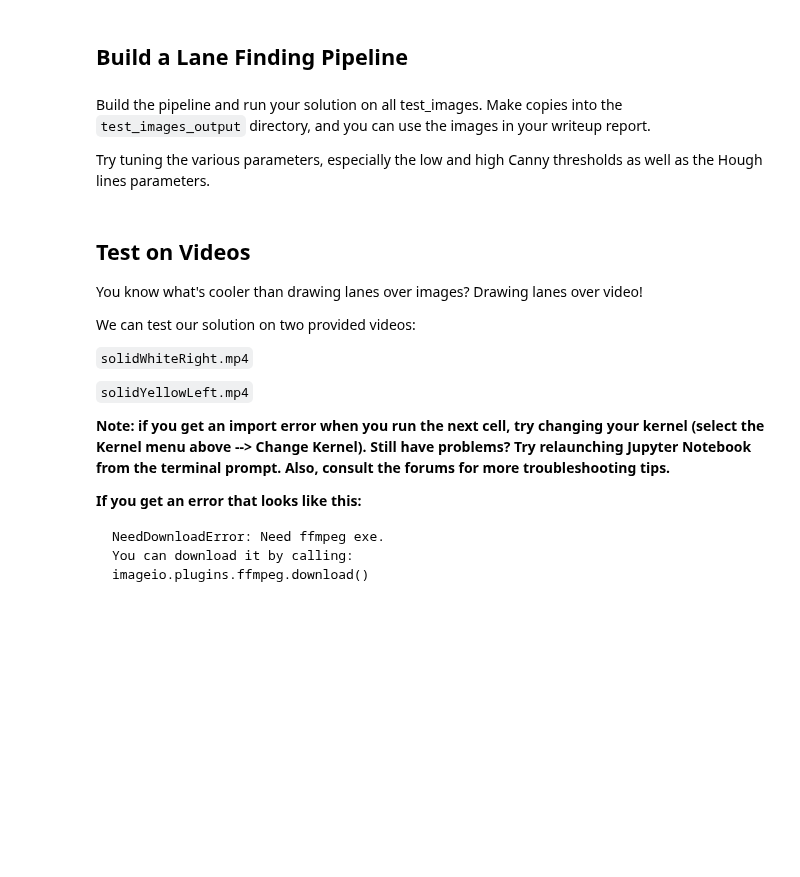
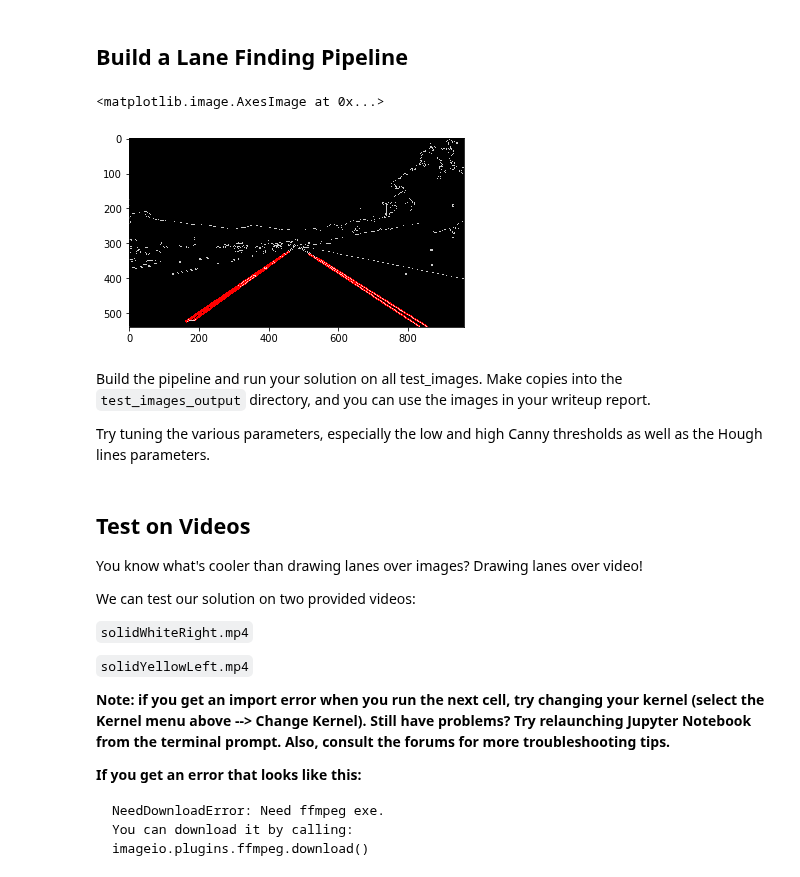
Before and after one commit to udacity/CarND-LaneLines-P1, a Jupyter notebook: P1.ipynb, the cells around one changed output. Drawn from its saved outputs; the diff is of its cells as text; code cells hidden in the pictures; blank space fills up the shorter version.

Commit message:
Add my own pipeline

```diff
--- a/P1.ipynb
+++ b/P1.ipynb
@@ -121,7 +125,7 @@ def region_of_interest(img, vertices):
     return masked_image
 
 
-def draw_lines(img, lines, color=[255, 0, 0], thickness=2):
+def draw_lines(img, lines, color=[255, 0, 0], thickness=3):
     """
     NOTE: this is the function you might want to use as a starting point once you want to
     average/extrapolate the line segments you detect to map out the full
@@ -139,8 +143,18 @@ def draw_lines(img, lines, color=[255, 0, 0], thickness=2):
     this function with the weighted_img() function below
     """
     for line in lines:
+        #print('line:{}'.format(line))
         for x1,y1,x2,y2 in line:
-            cv2.line(img, (x1, y1), (x2, y2), color, thickness)
+            #print('x1:{},y1:{},x2:{},y2:{}'.format(x1,y1,x2,y2))
+            slope_deg = np.rad2deg(np.arctan2(x1-x2,y1-y2))
+            #print('slope: {}'.format(slope_deg))
+
+            if (slope_deg > -140 and slope_deg <= -100):
+                cv2.line(img, (x1, y1), (x2, y2), color, thickness)
+            elif (slope_deg > -70 and slope_deg <= -30):
+                cv2.line(img, (x1, y1), (x2, y2), color, thickness)
+            else:
+                pass
 
 def hough_lines(img, rho, theta, threshold, min_line_len, max_line_gap):
     """
@@ -150,6 +164,7 @@ def hough_lines(img, rho, theta, threshold, min_line_len, max_line_gap):
     """
     lines = cv2.HoughLinesP(img, rho, theta, threshold, np.array([]), minLineLength=min_line_len, maxLineGap=max_line_gap)
     line_img = np.zeros((img.shape[0], img.shape[1], 3), dtype=np.uint8)
+
     draw_lines(line_img, lines)
     return line_img
 
@@ -179,5 +201,44 @@ os.listdir("test_images/")
 # %% [markdown]
 ## Build a Lane Finding Pipeline
+# %%
+# TODO: Build your pipeline that will draw lane lines on the test_images
+# then save them to the test_images_output directory.
+
+# step 1. grayscale the target image
+gray_img = grayscale(image)
+
+# step 2. Define a kernel size and apply Gaussian smoothing
+kernel_size = 5
+blur_gray = gaussian_blur(gray_img, kernel_size)
+
+# step 3. Define our parameters for Canny and apply
+low_threshold = 50
+high_threshold = 150
+edges = canny(blur_gray, low_threshold, high_threshold)
+
+# step 4. Define a four sided polygon to mask
+imshape = image.shape
+vertices = np.array([[(0, imshape[0]), (imshape[1]/2-20,imshape[0]*3/5), \
+                      (imshape[1]/2+20,imshape[0]*3/5), (imshape[1],imshape[0])]], dtype=np.int32)
+masked_edges = region_of_interest(edges, vertices)
+
+# step 5. Define the Hough transform parameters
+# step 6. Draw lines
+rho = 1
+theta = np.pi/180
+threshold = 15
+min_line_length = 40
+max_line_gap = 200
+line_image = np.copy(image)*0
+line_image = hough_lines(masked_edges, rho, theta, threshold, min_line_length, max_line_gap)
+
+# step 7. Draw the lines on the edge image
+color_edges = np.dstack((edges, edges, edges))
+line_edges = weighted_img(line_image, color_edges, 0.8, 1, 0)
+plt.imshow(line_edges)
+# %% [output]
+<matplotlib.image.AxesImage at 0x...>
+[figure, added]
 # %% [markdown]
 Build the pipeline and run your solution on all test_images. Make copies into the `test_images_output` directory, and you can use the images in your writeup report.
 
```
Also changed, not shown: parts of 11 cells of this notebook, 6 other files.
